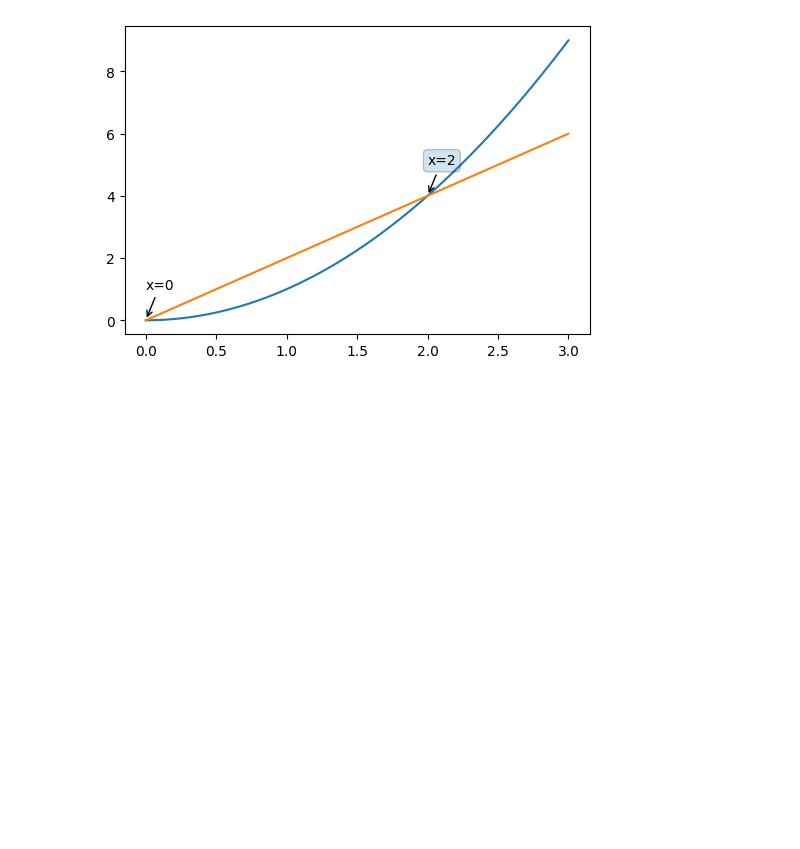
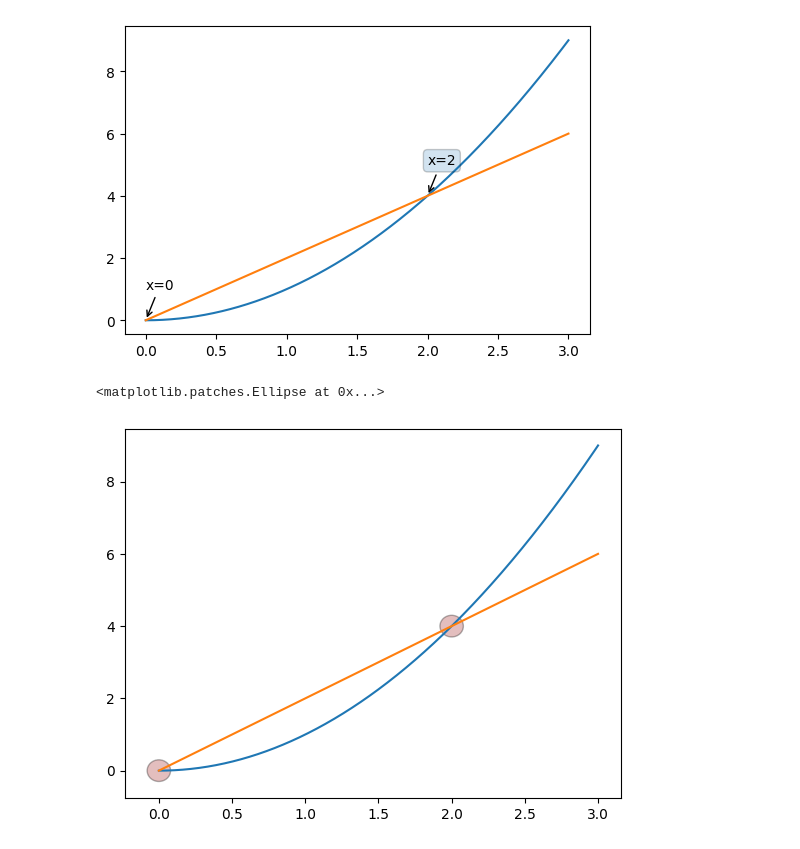
Before and after one commit to dimiporf/Contemporary-Approach-on-Programming-Lanuages---Scripts-for-University-of-Derby--Thesis-2023, a Jupyter notebook: datavis_100567030.ipynb, the cells around one changed output. Drawn from its saved outputs; the diff is of its cells as text; code cells hidden in the pictures; blank space fills up the shorter version.

```diff
--- a/datavis_100567030.ipynb
+++ b/datavis_100567030.ipynb
@@ -50,3 +50,16 @@ plt.annotate('x=2', xy=(2,4), xytext=(2,5), arrowprops=dict(facecolor="black", a
 # %% [output]
 Text(2, 5, 'x=2')
 [figure]
+# %%
+import matplotlib.patches as patches
+x = np.linspace(0,3,1000)
+plt.plot(x, x**2, x, 2*x)
+
+p1 = patches.Ellipse(xy=(0,0), width=0.16, height=.6, alpha=.3, facecolor="brown", edgecolor="black", linewidth=1,linestyle="solid")
+p2 = patches.Ellipse(xy=(2,4), width=0.16, height=.6, alpha=.3, facecolor="brown", edgecolor="black", linewidth=1,linestyle="solid")
+ax = plt.gca()
+ax.add_patch(p1)
+ax.add_patch(p2)
+# %% [output]
+<matplotlib.patches.Ellipse at 0x...>
+[figure, added]
```
Also changed, not shown: parts of 5 cells of this notebook.
